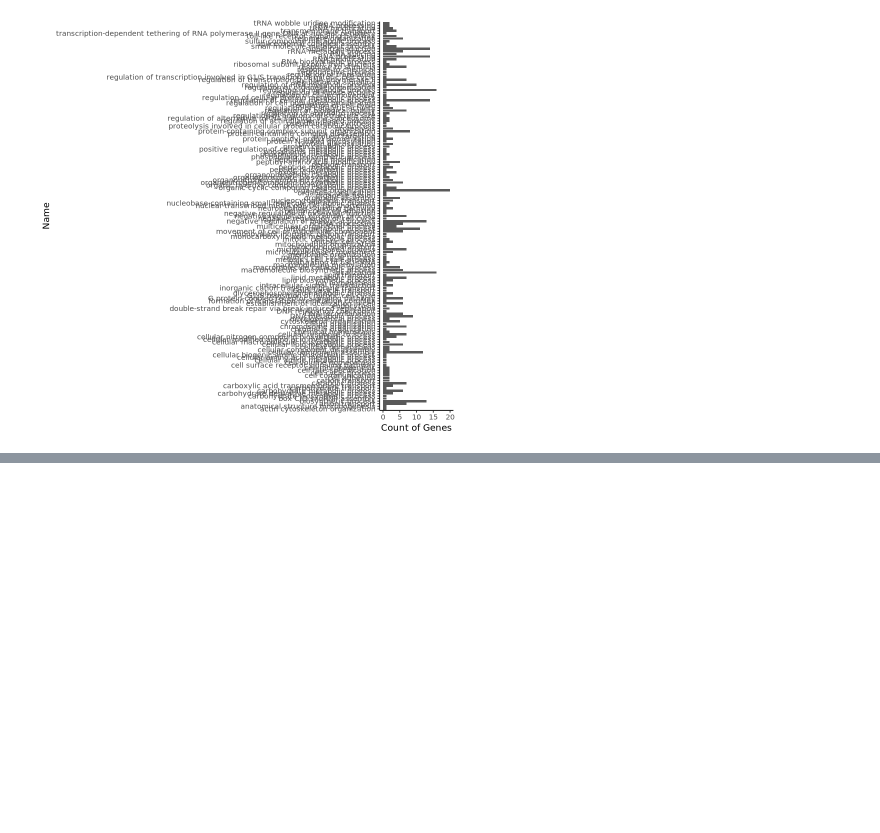
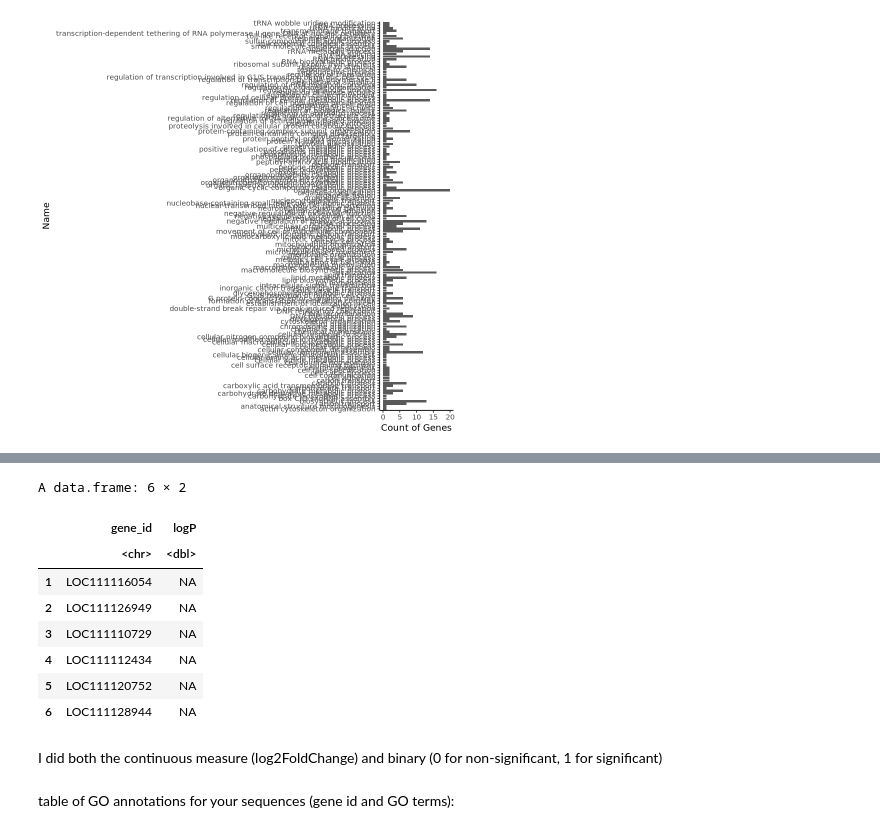
Before and after one commit to jgmcdonough/CE18_methylRAD_analysis, a Jupyter notebook: analysis/DMGs_analysis/go_mwu/go_mwu.ipynb, the cells around one changed output, grey strips where cells are left out. Saved outputs shown, nothing was run; the diff lists cells and outputs as text; code cells hidden in the pictures; blank space fills up the shorter version.

```diff
--- a/analysis/DMGs_analysis/go_mwu/go_mwu.ipynb
+++ b/analysis/DMGs_analysis/go_mwu/go_mwu.ipynb
@@ -844,0 +852,25 @@ List of 1
+# %%
+allGenes_CH <- read.csv('/project/pi_sarah_gignouxwolfsohn_uml_edu/julia/CE_MethylRAD_analysis_2018/analysis/deseq_res_files/geneFeatures_res/CH_vs_HC.csv')
+
+# take the log of adjusted p-value
+allGenes_CH$logP <- log(allGenes_CH$padj)
+
+# only want gene id and log adjusted p-value
+logP_CH <- allGenes_CH[,c(1,8)]
+
+# rename gene column
+colnames(logP_CH)[1] <- 'gene_id'
+
+head(logP_CH)
+# %% [output]
+A data.frame: 6 × 2
+|  | gene_id | logP |
+|  | <chr> | <dbl> |
+| 1 | LOC111116054 | NA |
+| 2 | LOC111126949 | NA |
+| 3 | LOC111110729 | NA |
+| 4 | LOC111112434 | NA |
+| 5 | LOC111120752 | NA |
+| 6 | LOC111128944 | NA |
+# %% [markdown]
+I did both the continuous measure (log2FoldChange) and binary (0 for non-significant, 1 for significant)
@@ -844,0 +879,2 @@ List of 1
+# %% [markdown]
+table of GO annotations for your sequences (gene id and GO terms):
```
Also changed, not shown: parts of 10 cells of this notebook, 4 other files.
